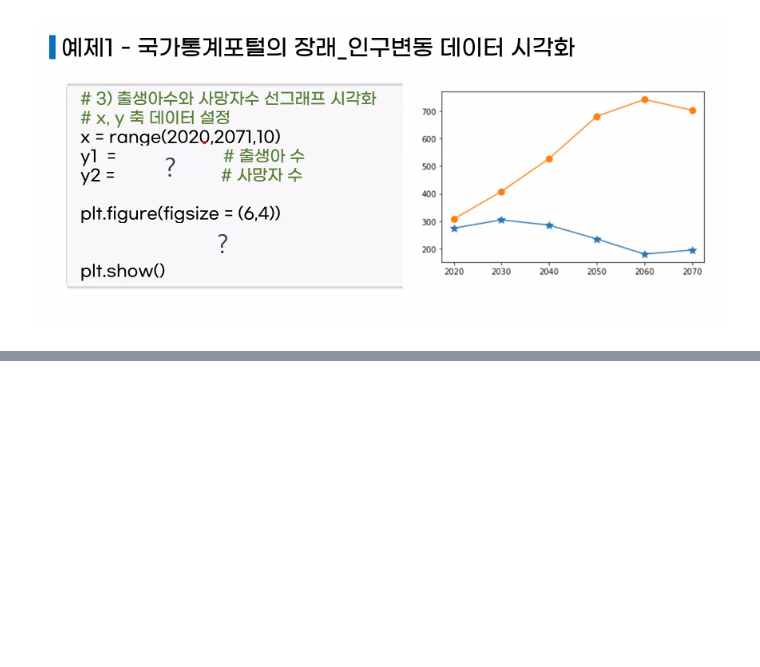
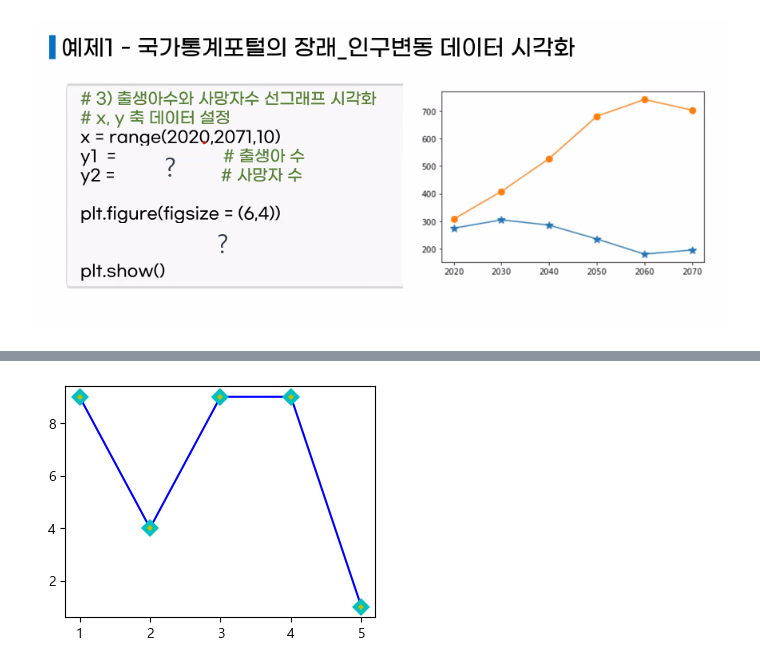
Before and after one commit to JangGunWook/python_study, a Jupyter notebook: Python Lib(데이터분석/ex06_matplotlib모듈_다루기.ipynb, the cells around one changed output, grey strips where cells are left out. Saved outputs shown, nothing was run; the diff lists cells and outputs as text; code cells hidden in the pictures; blank space fills up the shorter version.

```diff
--- a/Python Lib(데이터분석/ex06_matplotlib모듈_다루기.ipynb
+++ b/Python Lib(데이터분석/ex06_matplotlib모듈_다루기.ipynb
@@ -120,0 +171,6 @@ plt.show()
+# %%
+plt.figure(figsize=(4,3))
+plt.plot(x,y,c='b',marker='D',mec="c",mfc="y",mew=3) #marker='^'
+plt.show()
+# %% [output]
+[figure, added]
```
Also changed, not shown: parts of 29 cells of this notebook, 5 other files.
